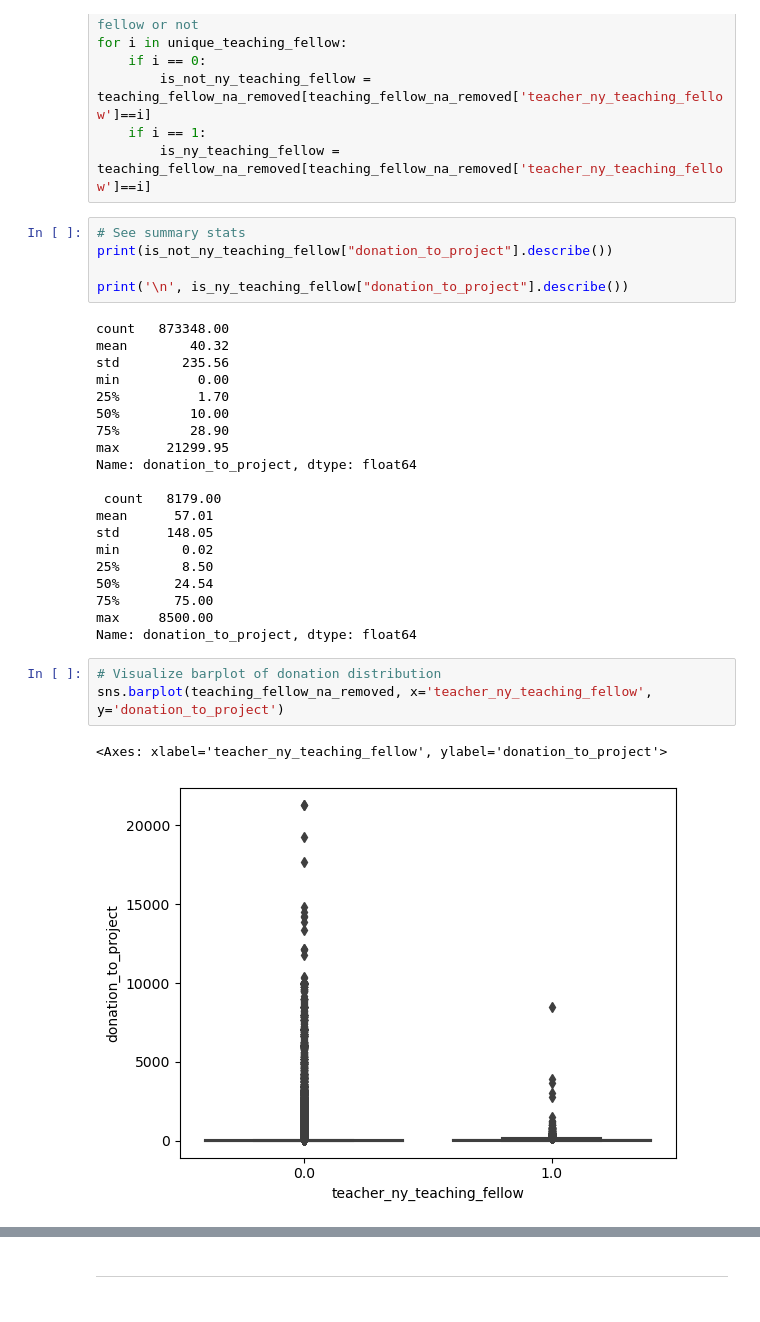
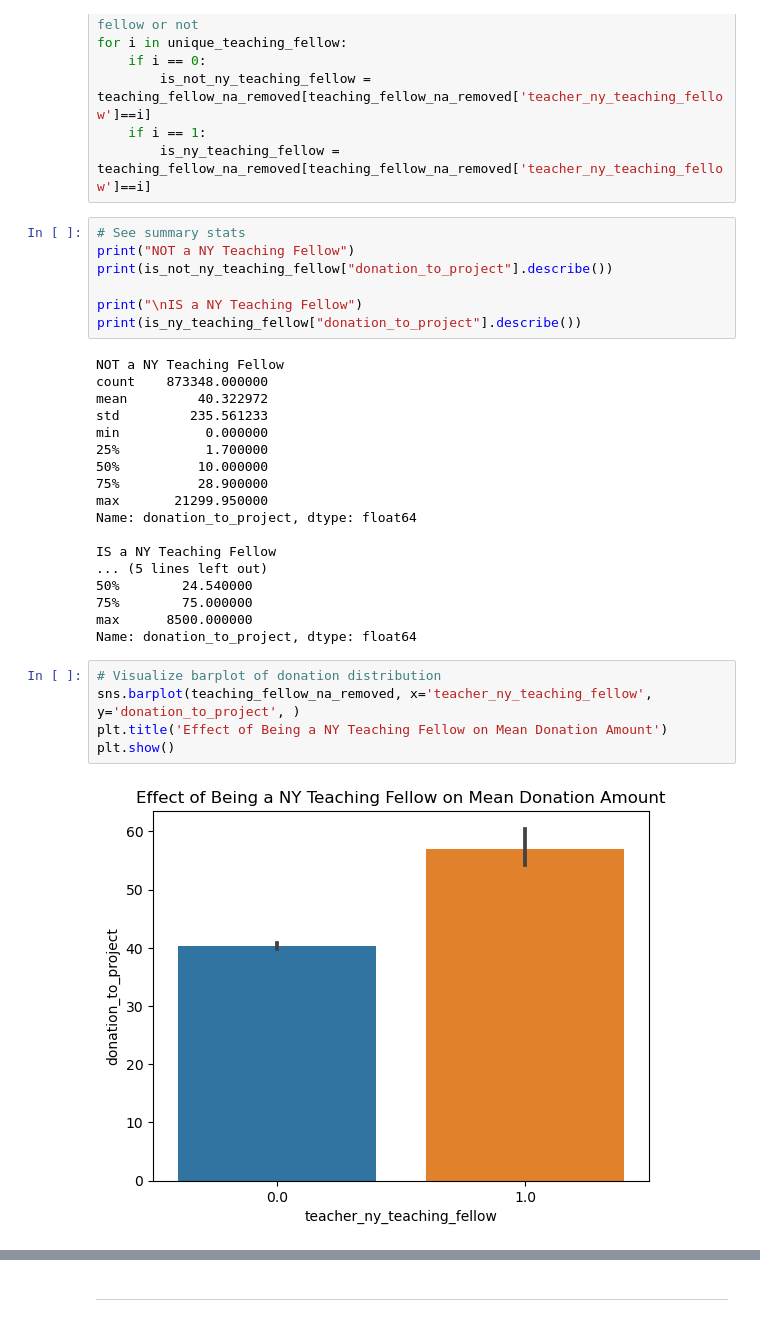
Before and after one commit to wallychang88/pythonforbusiness, a Jupyter notebook: Project_starterFile.ipynb, the cells around one changed output, grey strips where cells are left out. Cells and saved outputs as stored; diff of their text form.

```diff
--- a/Project_starterFile.ipynb
+++ b/Project_starterFile.ipynb
@@ -76,32 +106,33 @@ for i in unique_teaching_fellow:
         is_ny_teaching_fellow = teaching_fellow_na_removed[teaching_fellow_na_removed['teacher_ny_teaching_fellow']==i]
 # %%
 # See summary stats
+print("NOT a NY Teaching Fellow")
 print(is_not_ny_teaching_fellow["donation_to_project"].describe())
 
-print('\n', is_ny_teaching_fellow["donation_to_project"].describe())
+print("\nIS a NY Teaching Fellow")
+print(is_ny_teaching_fellow["donation_to_project"].describe())
 # %% [output]
-count   873348.00
-mean        40.32
-std        235.56
-min          0.00
-25%          1.70
-50%         10.00
-75%         28.90
-max      21299.95
+NOT a NY Teaching Fellow
+count    873348.000000
+mean         40.322972
+std         235.561233
+min           0.000000
+25%           1.700000
+50%          10.000000
+75%          28.900000
+max       21299.950000
 Name: donation_to_project, dtype: float64
 
- count   8179.00
-mean      57.01
-std      148.05
-min        0.02
-25%        8.50
-50%       24.54
-75%       75.00
-max     8500.00
+IS a NY Teaching Fellow
+... (5 lines left out)
+50%        24.540000
+75%        75.000000
+max      8500.000000
 Name: donation_to_project, dtype: float64
 # %%
 # Visualize barplot of donation distribution
-sns.barplot(teaching_fellow_na_removed, x='teacher_ny_teaching_fellow', y='donation_to_project')
+sns.barplot(teaching_fellow_na_removed, x='teacher_ny_teaching_fellow', y='donation_to_project', )
+plt.title('Effect of Being a NY Teaching Fellow on Mean Donation Amount')
+plt.show()
 # %% [output]
-<Axes: xlabel='teacher_ny_teaching_fellow', ylabel='donation_to_project'>
-[figure, old version]
+[figure, new version]
```
Also changed, not shown: parts of 11 cells of this notebook.
